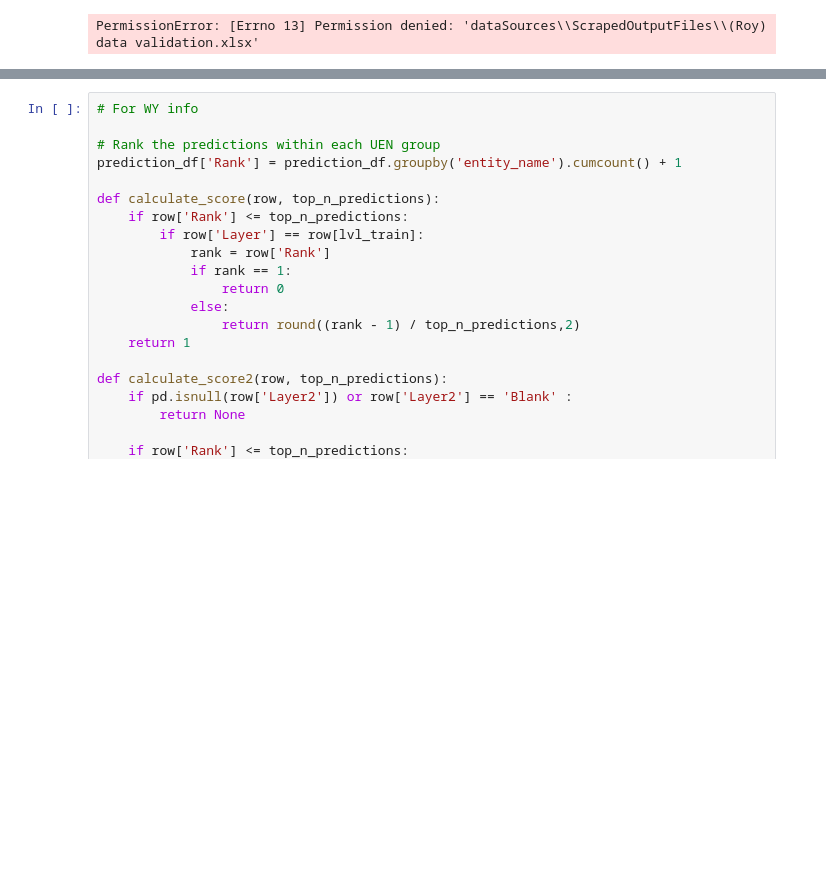
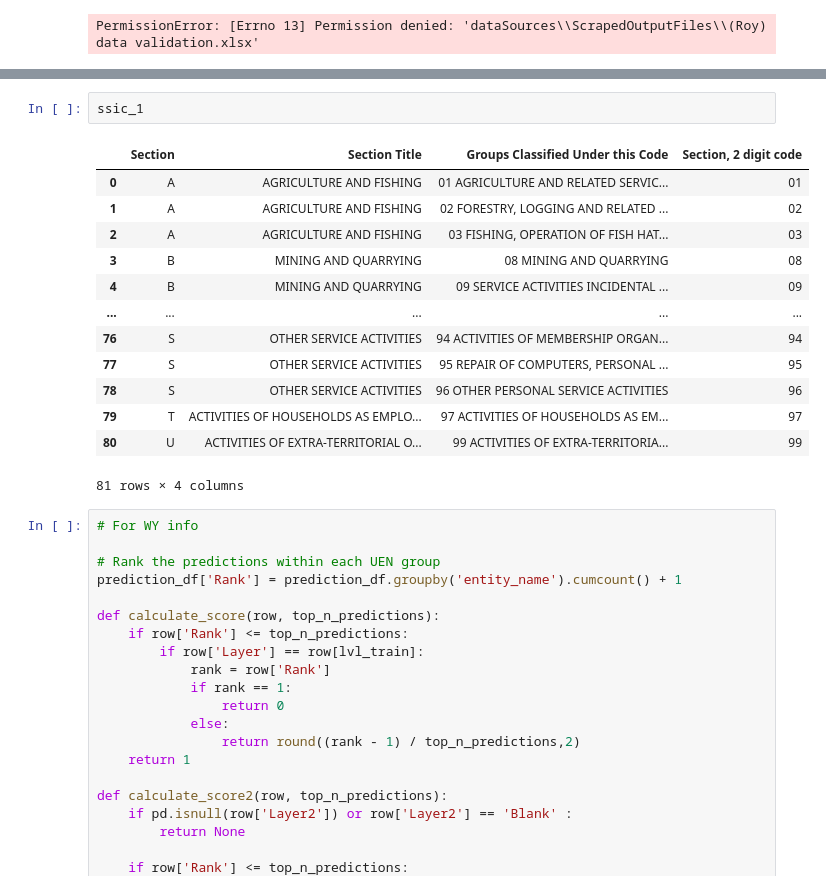
Before and after one commit to yorwel/ssicsync, a Jupyter notebook: 1. Model Load & Test.ipynb, the cells around one changed output, grey strips where cells are left out. Cells and saved outputs as stored; diff of their text form; blank space fills up the shorter version.

```diff
--- a/1. Model Load & Test.ipynb
+++ b/1. Model Load & Test.ipynb
@@ -632,3 +678,19 @@ Section_prediction_df
+# %%
+ssic_1
+# %% [output]
+|  | Section | Section Title | Groups Classified Under this Code | Section, 2 digit code |
+| 0 | A | AGRICULTURE AND FISHING | 01 AGRICULTURE AND RELATED SERVIC... | 01 |
+| 1 | A | AGRICULTURE AND FISHING | 02 FORESTRY, LOGGING AND RELATED ... | 02 |
+| 2 | A | AGRICULTURE AND FISHING | 03 FISHING, OPERATION OF FISH HAT... | 03 |
+| 3 | B | MINING AND QUARRYING | 08 MINING AND QUARRYING | 08 |
+| 4 | B | MINING AND QUARRYING | 09 SERVICE ACTIVITIES INCIDENTAL ... | 09 |
+| ... | ... | ... | ... | ... |
+| 76 | S | OTHER SERVICE ACTIVITIES | 94 ACTIVITIES OF MEMBERSHIP ORGAN... | 94 |
+| 77 | S | OTHER SERVICE ACTIVITIES | 95 REPAIR OF COMPUTERS, PERSONAL ... | 95 |
+| 78 | S | OTHER SERVICE ACTIVITIES | 96 OTHER PERSONAL SERVICE ACTIVITIES | 96 |
+| 79 | T | ACTIVITIES OF HOUSEHOLDS AS EMPLO... | 97 ACTIVITIES OF HOUSEHOLDS AS EM... | 97 |
+| 80 | U | ACTIVITIES OF EXTRA-TERRITORIAL O... | 99 ACTIVITIES OF EXTRA-TERRITORIA... | 99 |
+81 rows × 4 columns
 # %%
 # For WY info
 
```
Also changed, not shown: parts of 3 cells of this notebook, 2 other files.
